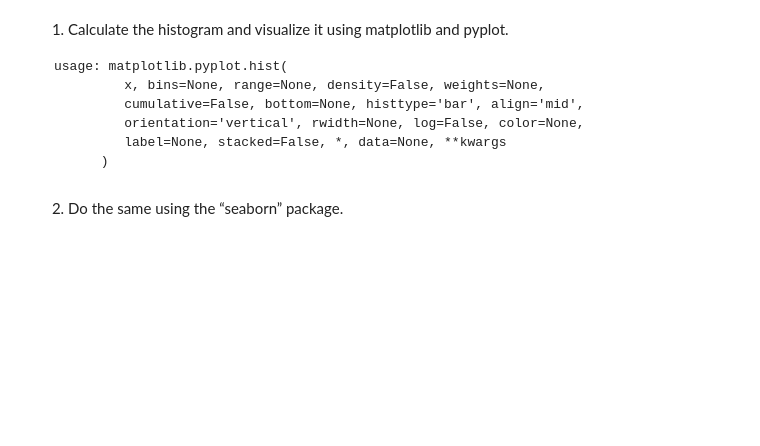
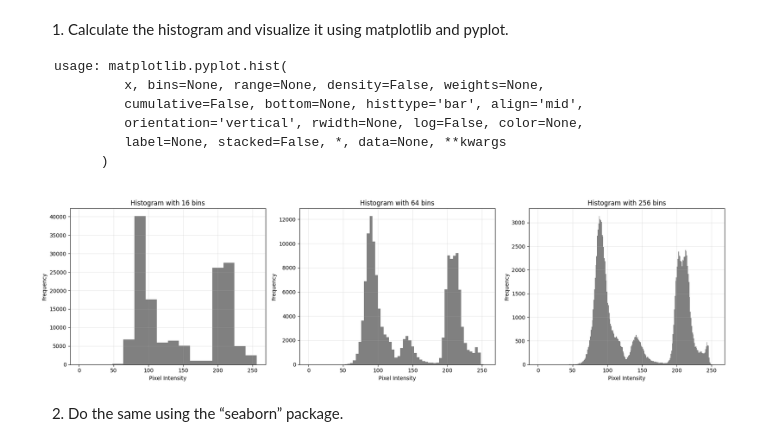
Before and after one commit to fvazquezf/computerVision-tps, a Jupyter notebook: Lab4_25_26.ipynb, the cells around one changed output. Saved outputs shown, nothing was run; the diff lists cells and outputs as text; code cells hidden in the pictures; blank space fills up the shorter version.

```diff
--- a/Lab4_25_26.ipynb
+++ b/Lab4_25_26.ipynb
@@ -98,12 +102,27 @@ usage: matplotlib.pyplot.hist(
 # %%
 # Visualize the histogram with matplotlib
 # - Try at least 2 more different values for 'bins' (for example, 16, 64, 256)
 # - Comment on how the appearance of the histogram changes when varying 'bins.
 
-#YOUR CODE HERE
+bin_sizes = [16, 64, 256]
 
-#plot.hist(img.resahpe(-1), bins=256, range=[0,256])
-#plt.show()
+plt.figure(figsize=(18, 5))
+
+for i, bins in enumerate(bin_sizes):
+    plt.subplot(1, 3, i + 1)
+    plt.hist(img.reshape(-1), bins=bins, range=[0, 256], color='gray')
+    plt.title(f'Histogram with {bins} bins')
+    plt.xlabel('Pixel Intensity')
+    plt.ylabel('Frequency')
+    plt.grid(True, alpha=0.3)
+
+plt.tight_layout()
+plt.show()
+
+# a higher ammount of bins creates a smoother transition between each step. in the case of 256 bins we have exactly one bin
+# for each greyscale value. the height of each peak decreases with a higher bin count, as we have more bins to distrbute the values.
+# %% [output]
+[figure, added]
 # %% [markdown]
 2. Do the same using the “seaborn” package.
 # %%
```
Also changed, not shown: parts of 44 cells of this notebook.
